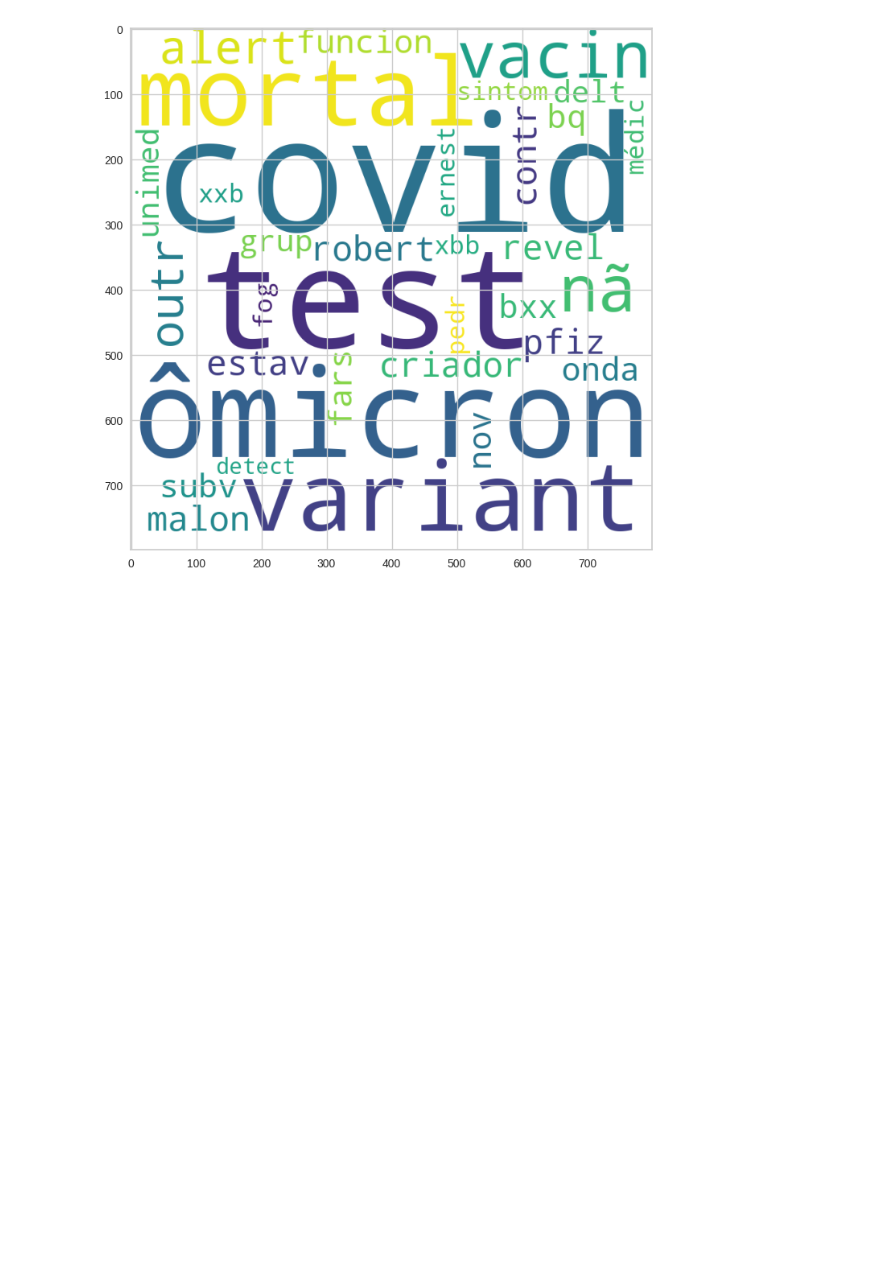
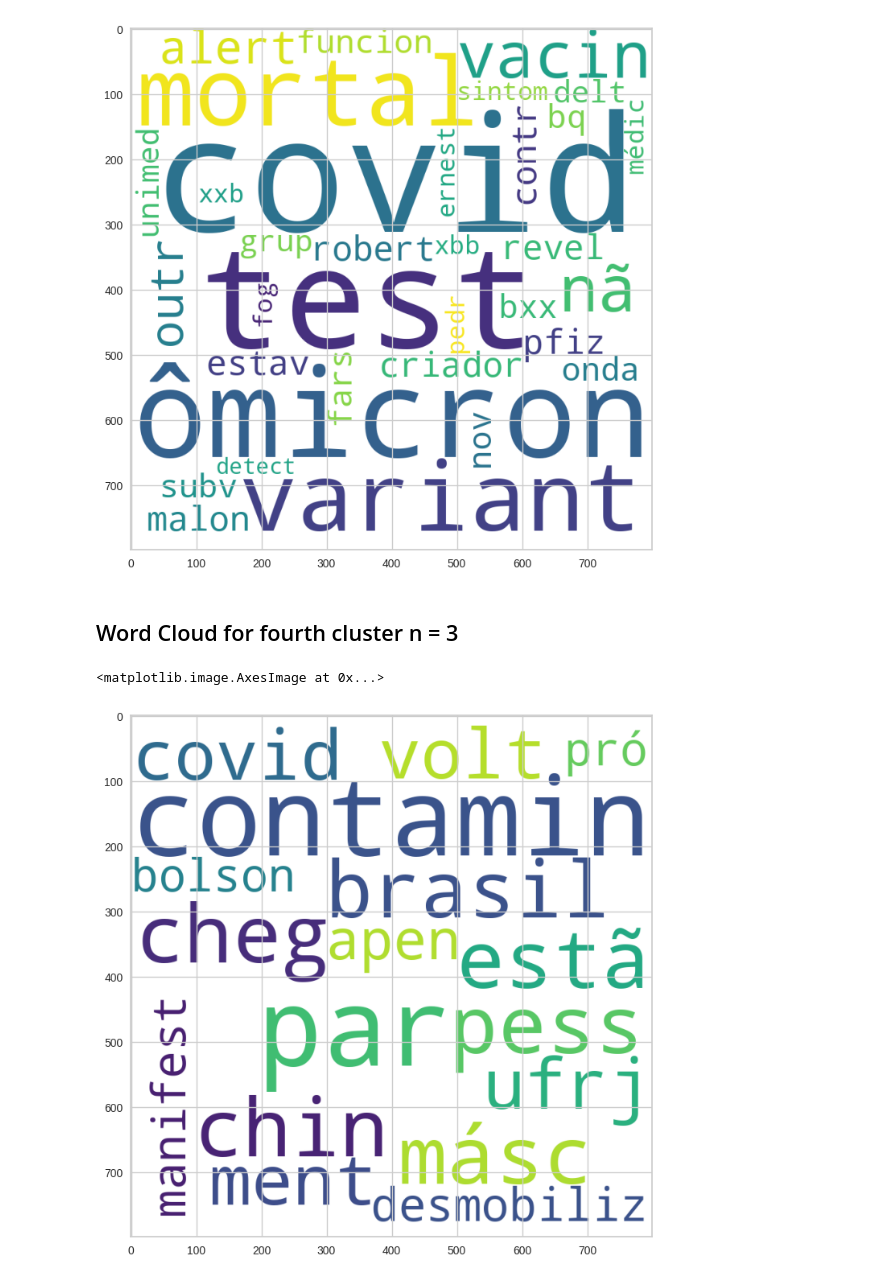
Before and after one commit to danielaczarref/python-kmeans-npl, a Jupyter notebook: VersaoFinal-JUL-DEZ-2022.ipynb, the cells around one changed output. Drawn from its saved outputs; the diff is of its cells as text; code cells hidden in the pictures; blank space fills up the shorter version.

```diff
--- a/VersaoFinal-JUL-DEZ-2022.ipynb
+++ b/VersaoFinal-JUL-DEZ-2022.ipynb
@@ -361,3 +361,17 @@ plt.imshow(wordCloudThree)
 # %% [output]
 <matplotlib.image.AxesImage at 0x...>
 [figure]
+# %% [markdown]
+## Word Cloud for fourth cluster n = 3
+# %%
+clusterFourWords = [k for k, v in dictionaryPrime.items() if v == 3]
+
+unique_string4=(" ").join(clusterFourWords)
+
+wordCloudFour = WordCloud(width = 800, height = 800, background_color ='white',
+                         stopwords = custom_stop_words, min_font_size = 10).generate(unique_string4)
+plt.figure(figsize=(15,8))
+plt.imshow(wordCloudFour)
+# %% [output]
+<matplotlib.image.AxesImage at 0x...>
+[figure, added]
```
Also changed, not shown: 2 other files.
